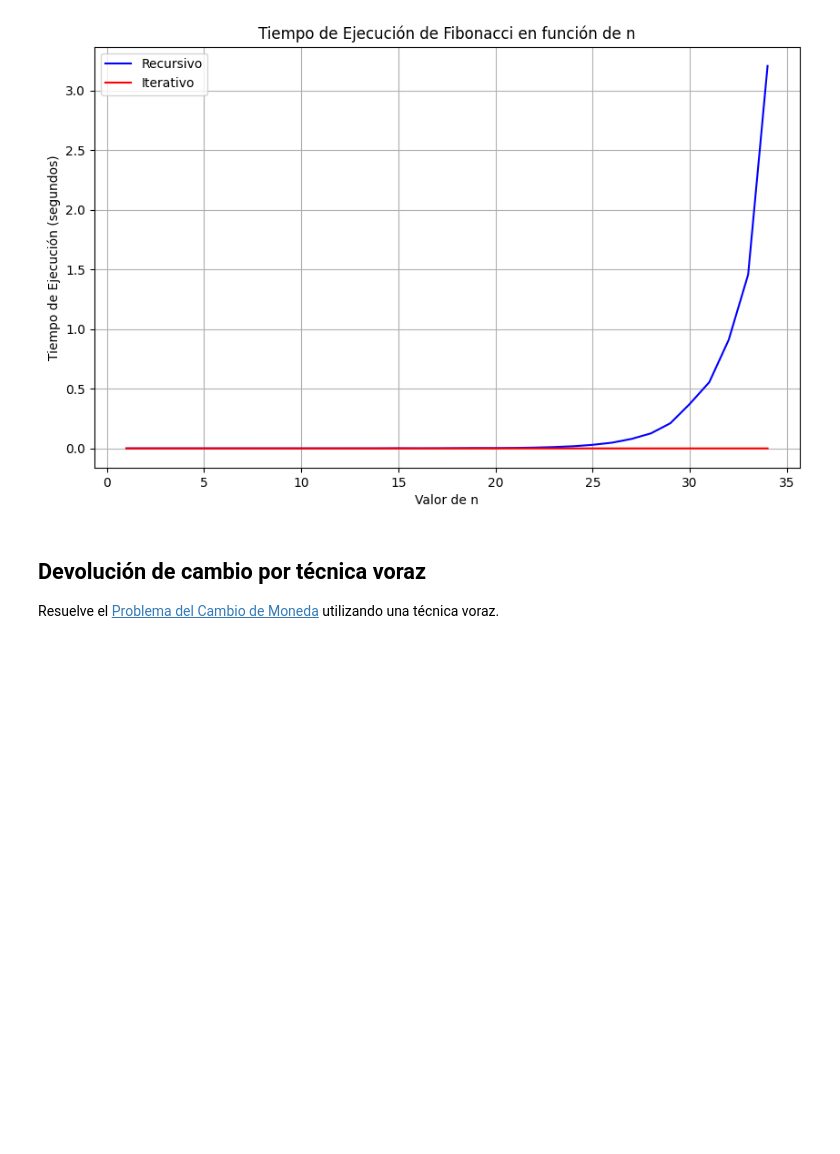
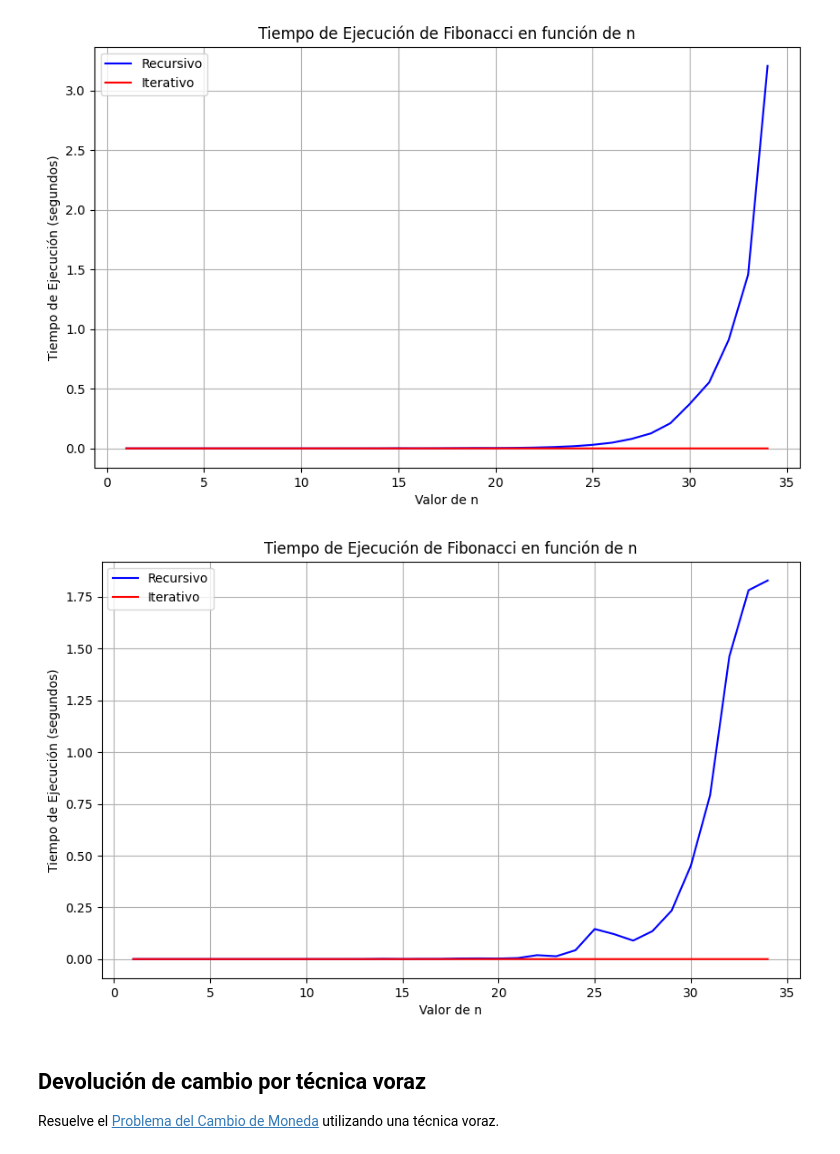
Before and after one commit to spaulsebastian/Algoritmos-de-Optimizacion, a Jupyter notebook: Reto1/Algoritmos_R1.ipynb, the cells around one changed output. Saved outputs shown, nothing was run; the diff lists cells and outputs as text; code cells hidden in the pictures; blank space fills up the shorter version.

```diff
--- a/Reto1/Algoritmos_R1.ipynb
+++ b/Reto1/Algoritmos_R1.ipynb
@@ -107,6 +135,47 @@ plt.grid(True)  # Activamos la cuadrícula en la gráfica
 plt.show()  # Mostramos la gráfica
 # %% [output]
 [figure]
+# %%
+import time
+import matplotlib.pyplot as plt
+
+def fibonacci_recursivo(n):
+    if n <= 1:
+        return n
+    else:
+        return fibonacci_recursivo(n-1) + fibonacci_recursivo(n-2)
+
+def fibonacci_iterativo(n):
+    if n <= 1:
+        return n
+    else:
+        a, b = 0, 1
+        for _ in range(2, n + 1):
+            a, b = b, a + b
+        return b
+
+def tiempo_ejecucion(algoritmo, n):
+    inicio = time.time()
+    algoritmo(n)
+    fin = time.time()
+    return fin - inicio
+
+n_values = range(1, 35)
+
+tiempos_recursivos = [tiempo_ejecucion(fibonacci_recursivo, n) for n in n_values]
+tiempos_iterativos = [tiempo_ejecucion(fibonacci_iterativo, n) for n in n_values]
+
+plt.figure(figsize=(10, 6))
+plt.plot(n_values, tiempos_recursivos, label='Recursivo', color='blue')
+plt.plot(n_values, tiempos_iterativos, label='Iterativo', color='red')
+plt.xlabel('Valor de n')
+plt.ylabel('Tiempo de Ejecución (segundos)')
+plt.title('Tiempo de Ejecución de Fibonacci en función de n')
+plt.legend()
+plt.grid(True)
+plt.show()
+# %% [output]
+[figure, added]
 # %% [markdown]
 ## Devolución de cambio por técnica voraz
 
```
Also changed, not shown: parts of 3 cells of this notebook.
